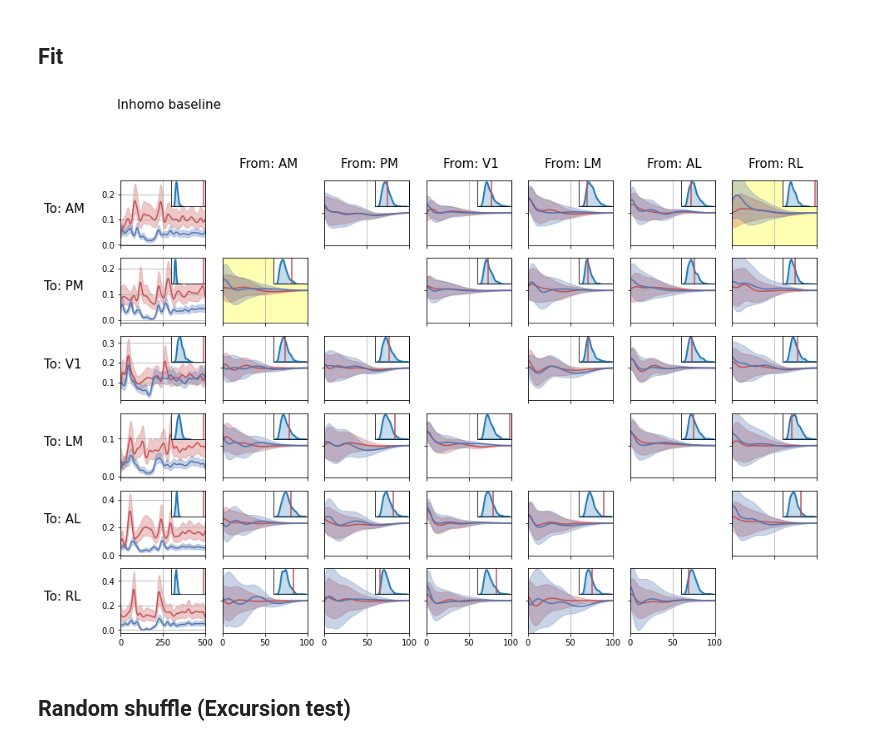
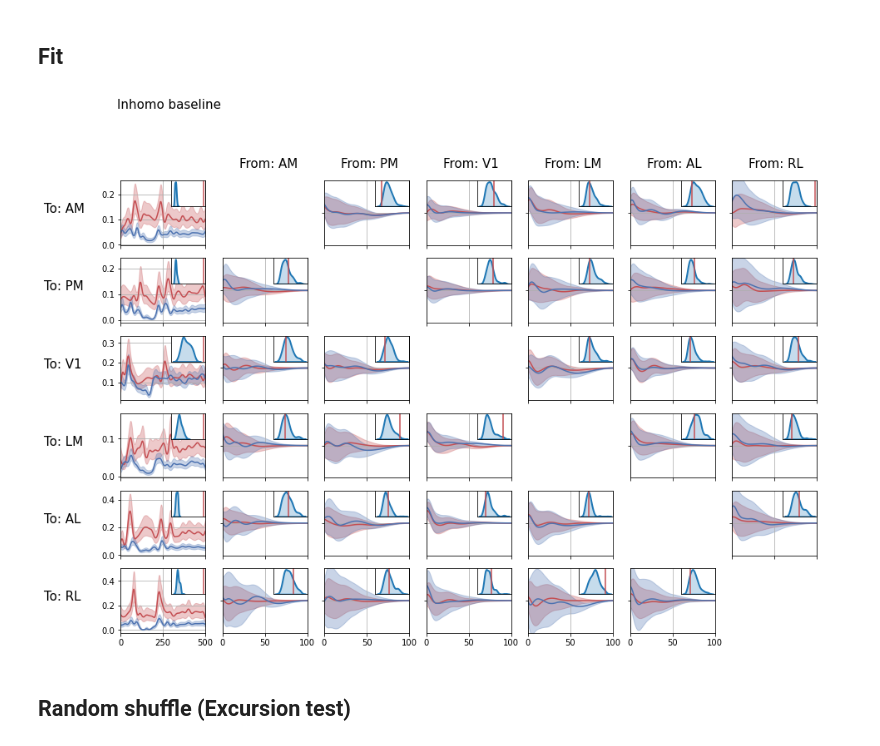
Before and after one commit to Qi-Xin/MultiNeuronGLM, a Jupyter notebook: 2022 Sep version time-warping nonlinear history.ipynb, the cells around one changed output. Drawn from its saved outputs; the diff is of its cells as text; code cells hidden in the pictures.

```diff
--- a/2022 Sep version time-warping nonlinear history.ipynb
+++ b/2022 Sep version time-warping nonlinear history.ipynb
@@ -1140,40 +1138,40 @@ for i in range(len(probe_list)):
             plt.yticks([0])
             plt.ylim([-filter_amp, filter_amp])
             plt.yticks(color='w')
             plt.xticks([0, filter_length/2, filter_length])
             plt.xlim([0, filter_length])
             if i==0:
                 plt.text(0.2*filter_length, 1.4*filter_amp, f'From: {name_list[j]}', fontsize=fontsize)
 
         if j==0:
             plt.text(-2.1*filter_length, 0, f'To: {name_list[i]}', fontsize=fontsize)
         if i != 5:
             plt.xticks(color='w')
         plt.grid()
 
         ins = ax.inset_axes([0.6,0.6,0.4,0.4])
-        sns.kdeplot(statistics_null[filter_index], linewidth=2, ax=ins, fill=True)
-        ins.axvline(statistics[filter_index], linewidth=1.5, color='r')
+        sns.kdeplot(statistics_null_filter[filter_index], linewidth=2, ax=ins, fill=True)
+        ins.axvline(statistics_filter[filter_index], linewidth=1.5, color='r')
         ins.set_xticks([])
         ins.set_yticks([])
         ins.set_ylabel('')
 
         if i==0 and j==2:
             plt.subplot(6, 7, i*7+j+1+1, frameon=True)
             plt.text(-4.5*filter_length, 0, f'To: AM', fontsize=fontsize)
         if i==1 and j==0:
             plt.subplot(6, 7, i*7+j+1+1, frameon=True)
             plt.text(0.2*filter_length, 3.8*filter_amp, f'From: AM', fontsize=fontsize)
         if i==0 and j==-1:
             plt.subplot(6, 7, i*7+j+1+1, frameon=True)
             plt.text(-0.2*filter_length, 2.7*filter_amp, f'Inhomo baseline', fontsize=fontsize)
 
-        if pvalue[filter_index]<=0.01 and j!=-1:
-            # change yellow to ROI
-            ax.patch.set_alpha(0.3)
-            ax.set_facecolor('yellow')
+#         if pvalue[filter_index]<=0.01 and j!=-1:
+#             # change yellow to ROI
+#             ax.patch.set_alpha(0.3)
+#             ax.set_facecolor('yellow')
 # %% [output]
-[figure, old version]
+[figure, new version]
 # %%
 penalty = 3e-1
 tau = 10
```
Also changed, not shown: parts of 1 cell of this notebook.
